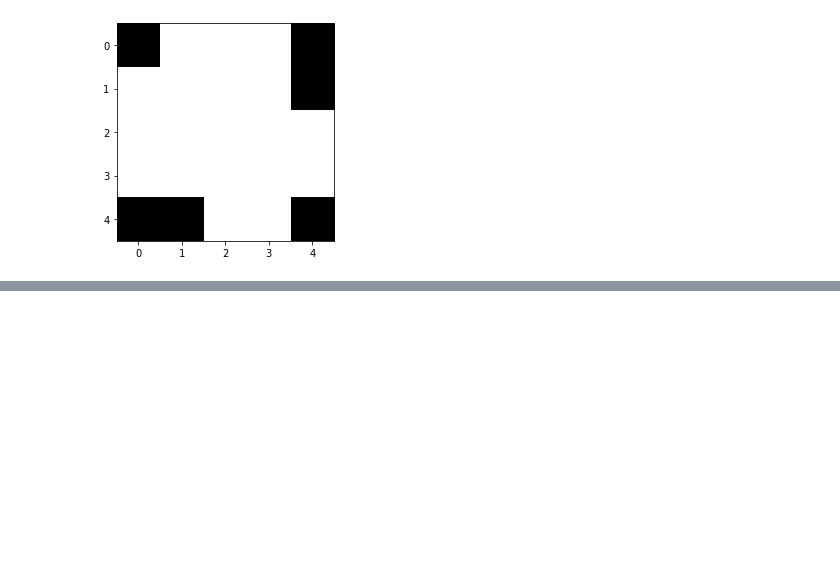
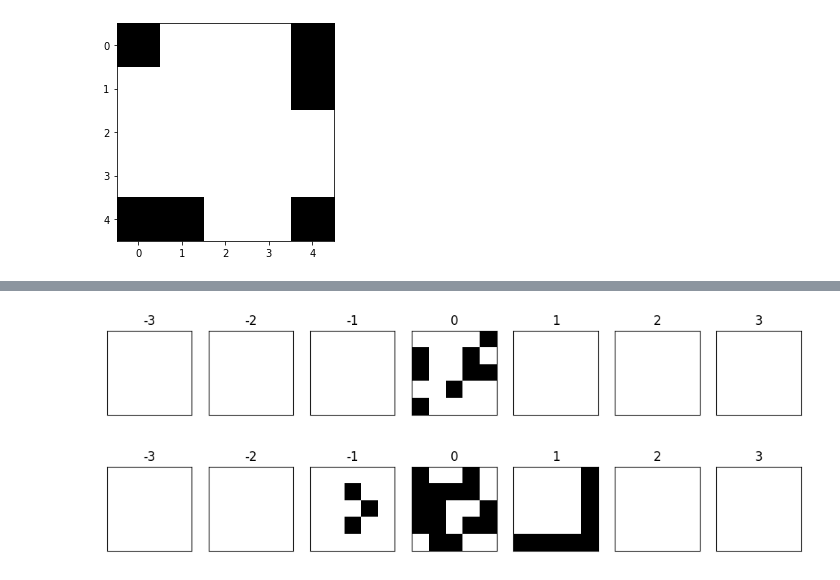
Before and after one commit to marcodelmastro/AdventOfCode2019, a Jupyter notebook: Day 24.ipynb, the cells around one changed output, grey strips where cells are left out. Cells and saved outputs as stored; diff of their text form; code cells hidden in the pictures; blank space fills up the shorter version.

```diff
--- a/Day 24.ipynb
+++ b/Day 24.ipynb
@@ -114,0 +117,15 @@ Biodiversity = 19923473
+# %%
+def PlotLevels(levels,nplots=1):
+    nlevel = (len(levels)-1)//2
+    fig = plt.figure(figsize=(12,4), dpi=100)
+    for i in range(nplots):
+        plt.subplot(1,nplots,i+1)
+        ilevel = nlevel-nplots//2+i
+        rlevel = ilevel-nlevel
+        f = plt.imshow(levels[ilevel],cmap='binary')
+        f.axes.set_title(str(rlevel))
+        f.axes.get_xaxis().set_visible(False)
+        f.axes.get_yaxis().set_visible(False)
+    plt.show()
+
+#PlotLevels(levels,9)
@@ -114,0 +202,23 @@ Biodiversity = 19923473
+# %%
+def initializeLevels(lines,size=5,nlevel=200):
+    # initialize first level
+    L0 = initLevel(lines,5)
+    # pregenerate empty levesl up and down
+    empty = np.zeros((size,size))
+    levels = []
+    for l in range( 2*nlevel+1 ):
+        levels.append(np.copy(empty))
+    # set central level
+    levels[nlevel] = np.copy(L0)
+    return levels
+
+# Evolution
+# A bug dies (becoming an empty space) unless there is exactly one bug adjacent to it.
+# An empty space becomes infested with a bug if exactly one or two bugs are adjacent to it.
+levels = initializeLevels(lines,5,200)
+newlevels = evolveLevels(levels)
+PlotLevels(levels,7)
+PlotLevels(newlevels,7)
+# %% [output]
+[figure, added]
+[figure, added]
```
Also changed, not shown: parts of 8 cells of this notebook, 2 other files.
